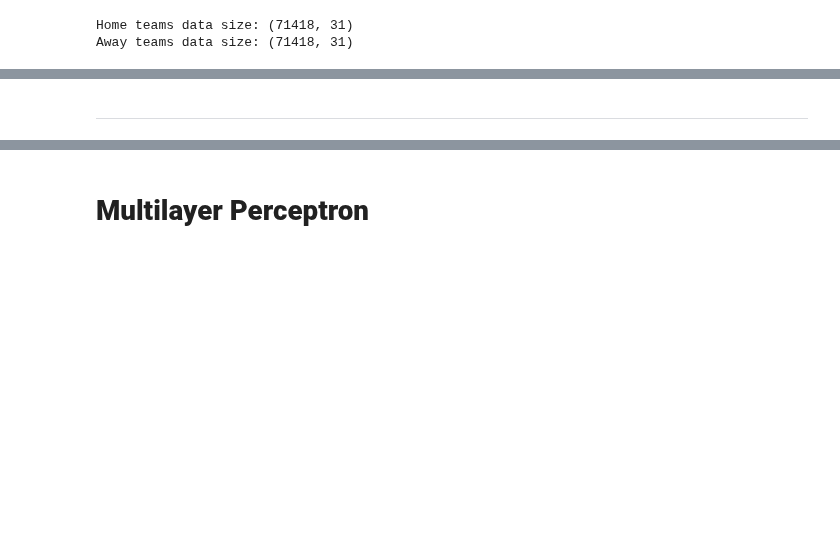
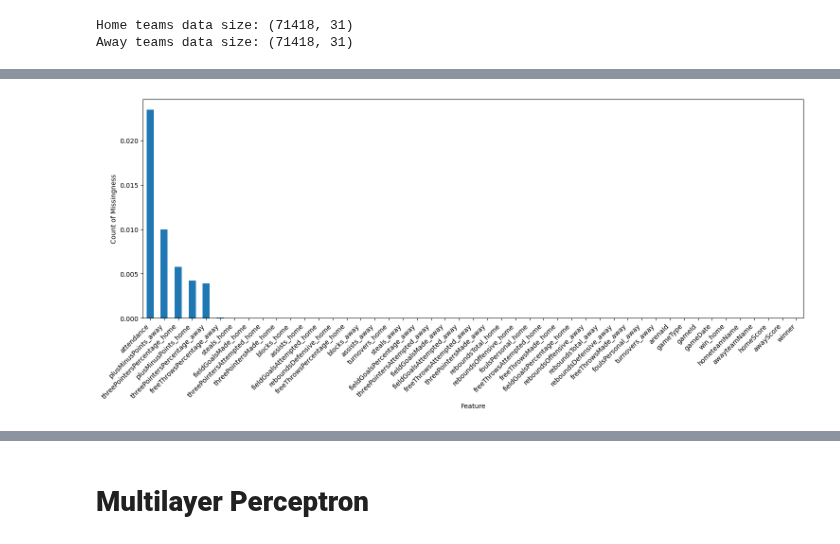
Before and after one commit to pshukl21/CollabProject, a Jupyter notebook: nbaModel.ipynb, the cells around one changed output, grey strips where cells are left out. Drawn from its saved outputs; the diff is of its cells as text; code cells hidden in the pictures; blank space fills up the shorter version.

Commit message:
handling missingness

```diff
--- a/nbaModel.ipynb
+++ b/nbaModel.ipynb
@@ -295,2 +304,12 @@ Remaining columns:
-# %% [markdown]
-***
+# %%
+# dropping these for now because they are mostly missing
+df_games.drop(columns=['gameLabel','gameSubLabel','seriesGameNumber'],inplace=True)
+# %%
+# missingness bar chart
+plt.figure(figsize=(18,6))
+missing_per_column = df_games.isna().sum().sort_values(ascending=False) / len(df_games)
+missing_per_column.plot(kind='bar', xlabel='Feature',ylabel='Count of Missingness')
+plt.xticks(rotation=45,ha='right',fontsize=10)
+plt.show()
+# %% [output]
+[figure, added]
```
Also changed, not shown: parts of 22 cells of this notebook.
